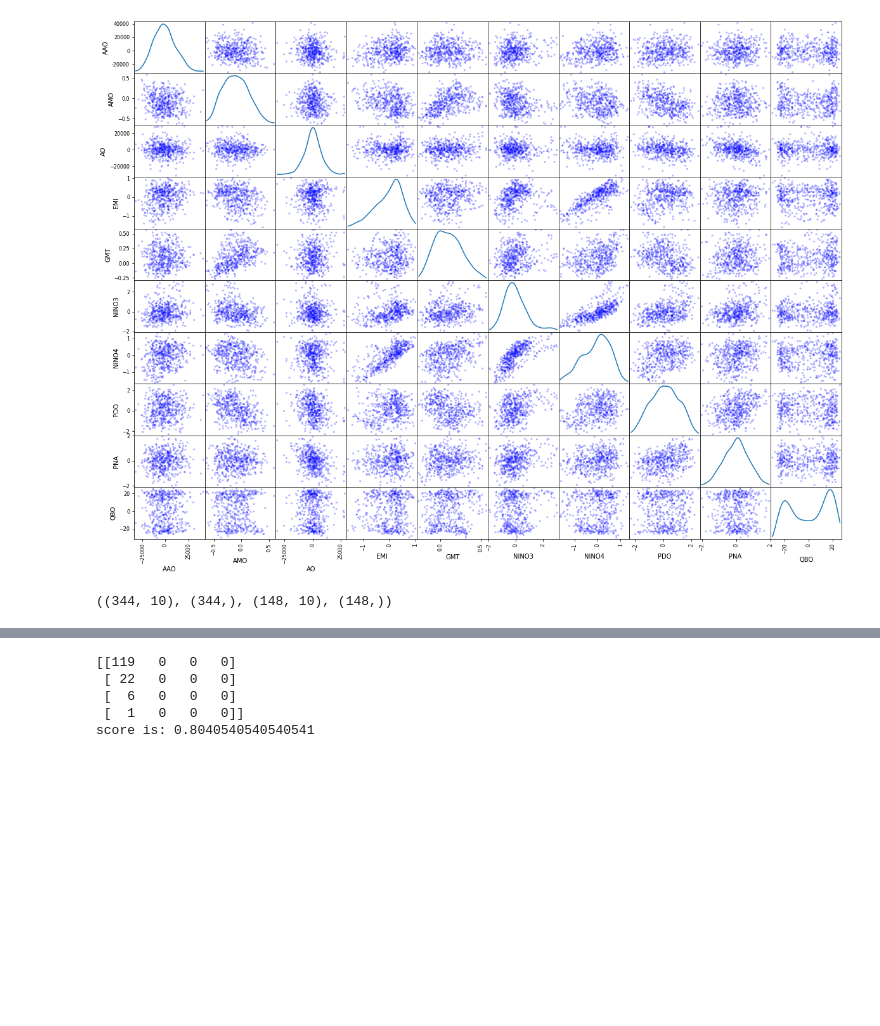
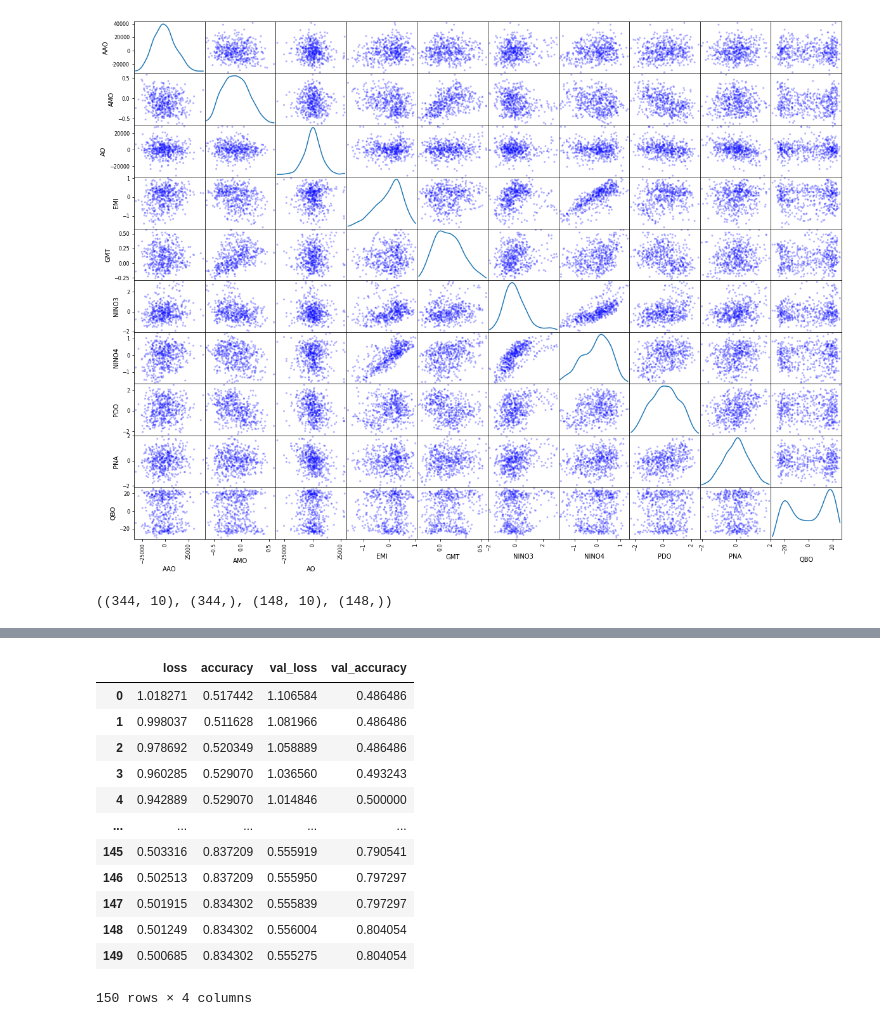
Before and after one commit to tigerjk726/Bumjoong, a Jupyter notebook: ANN.ipynb, the cells around one changed output, grey strips where cells are left out. Saved outputs shown, nothing was run; the diff lists cells and outputs as text; code cells hidden in the pictures; blank space fills up the shorter version.

```diff
--- a/ANN.ipynb
+++ b/ANN.ipynb
@@ -262,13 +164,17 @@ y_pred = (y_pred>0.5)
-# %%
-from sklearn.metrics import confusion_matrix
-from sklearn.metrics import accuracy_score
-cm = confusion_matrix(y_test,y_pred)
-score = accuracy_score(y_test,y_pred)
-print(cm)
-print('score is:',score)
-# %% [output]
-[[119   0   0   0]
- [ 22   0   0   0]
- [  6   0   0   0]
- [  1   0   0   0]]
-score is: 0.8040540540540541
+# %%
+model_loss = pd.DataFrame(model.history.history)
+model_loss
+# %% [output]
+|  | loss | accuracy | val_loss | val_accuracy |
+| 0 | 1.018271 | 0.517442 | 1.106584 | 0.486486 |
+| 1 | 0.998037 | 0.511628 | 1.081966 | 0.486486 |
+| 2 | 0.978692 | 0.520349 | 1.058889 | 0.486486 |
+| 3 | 0.960285 | 0.529070 | 1.036560 | 0.493243 |
+| 4 | 0.942889 | 0.529070 | 1.014846 | 0.500000 |
+| ... | ... | ... | ... | ... |
+| 145 | 0.503316 | 0.837209 | 0.555919 | 0.790541 |
+| 146 | 0.502513 | 0.837209 | 0.555950 | 0.797297 |
+| 147 | 0.501915 | 0.834302 | 0.555839 | 0.797297 |
+| 148 | 0.501249 | 0.834302 | 0.556004 | 0.804054 |
+| 149 | 0.500685 | 0.834302 | 0.555275 | 0.804054 |
+150 rows × 4 columns
```
Also changed, not shown: parts of 10 cells of this notebook.
